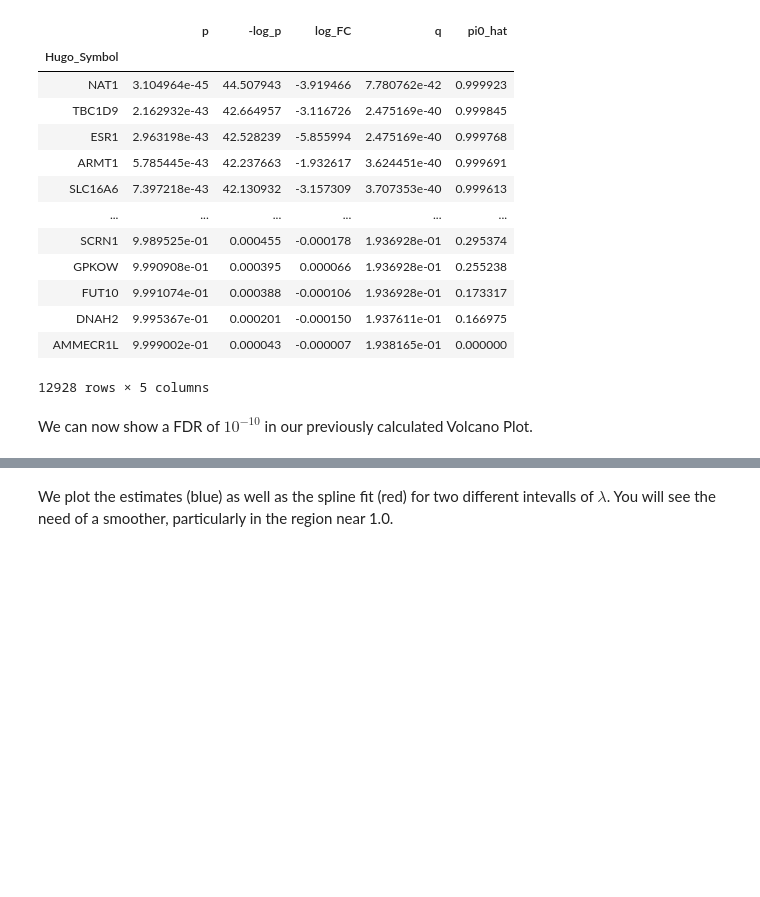
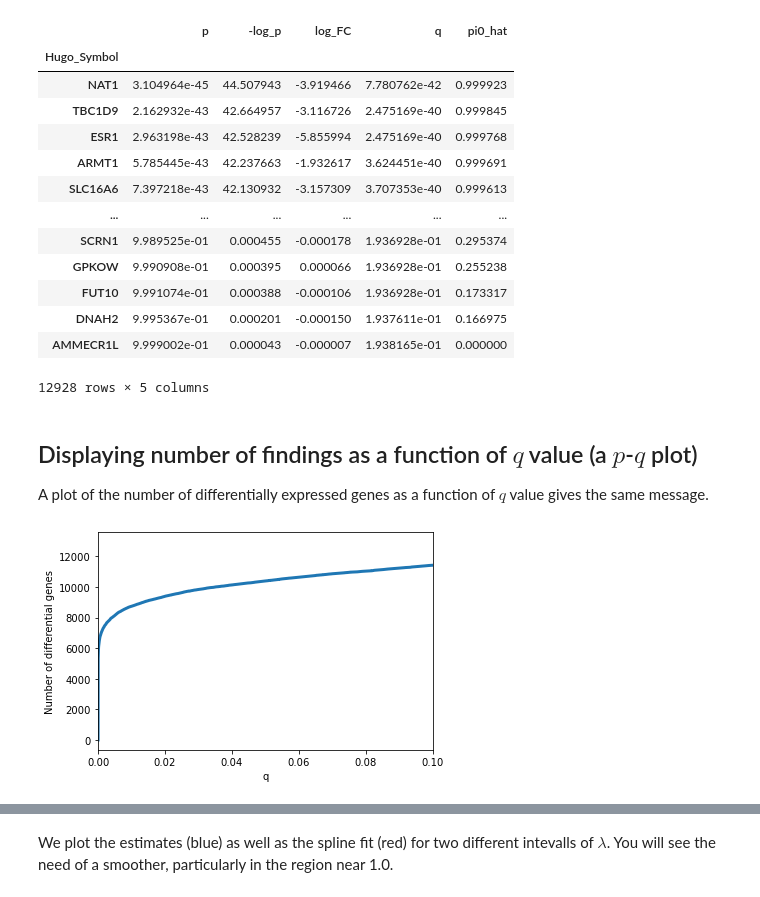
Before and after one commit to statisticalbiotechnology/cb2030, a Jupyter notebook: nb/multiplehypo/qvalue.ipynb, the cells around one changed output, grey strips where cells are left out. Cells and saved outputs as stored; diff of their text form; code cells hidden in the pictures; blank space fills up the shorter version.

```diff
--- a/nb/multiplehypo/qvalue.ipynb
+++ b/nb/multiplehypo/qvalue.ipynb
@@ -136,5 +127,13 @@ qv
 | DNAH2 | 9.995367e-01 | 0.000201 | -0.000150 | 1.937611e-01 | 0.166975 |
 | AMMECR1L | 9.999002e-01 | 0.000043 | -0.000007 | 1.938165e-01 | 0.000000 |
 12928 rows × 5 columns
-# %% [markdown]
-We can now show a FDR of $10^{-10}$ in our previously calculated Volcano Plot.
+# %% [markdown]
+## Displaying number of findings as a function of $q$ value (a $p$-$q$ plot)
+A plot of the number of differentially expressed genes as a function of $q$ value gives the same message.
+# %%
+sns.lineplot(x=pvalues["q"],y=list(range(pvalues.shape[0])),ci=None,lw=3)
+plt.xlim(0,0.1);
+plt.ylim();
+plt.ylabel("Number of differential genes");
+# %% [output]
+[figure, added]
```
Also changed, not shown: parts of 8 cells of this notebook, 2 other files.
